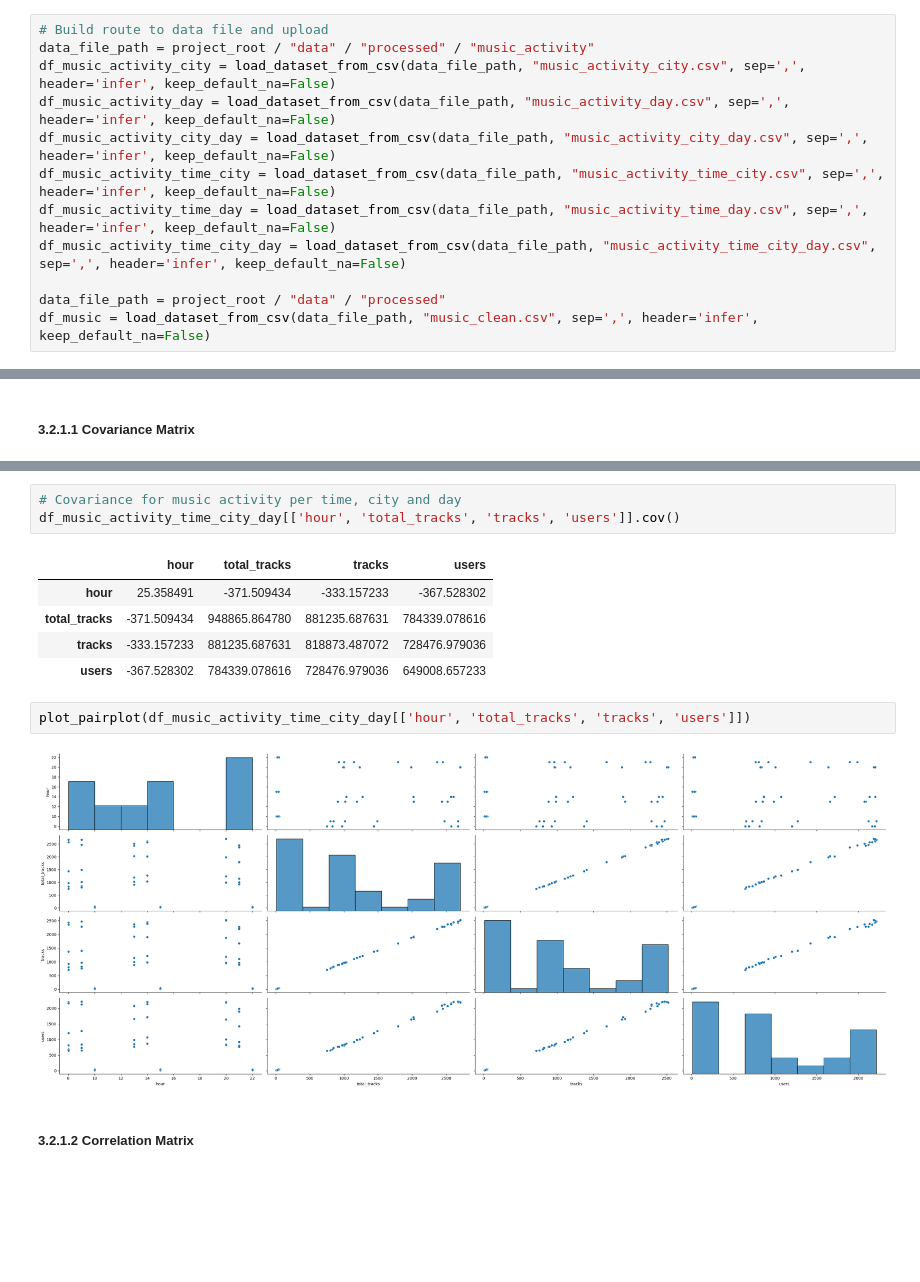
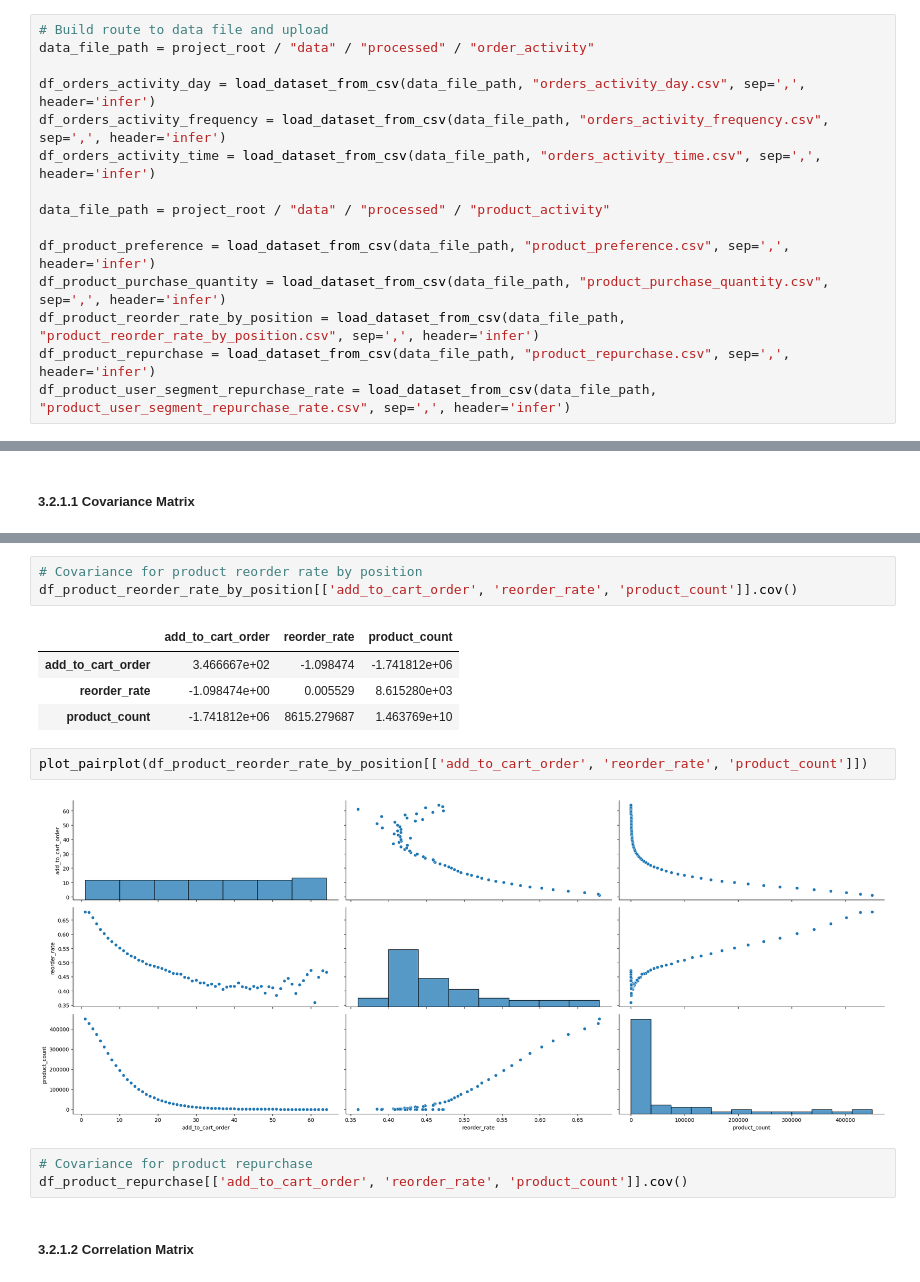
Before and after one commit to LuisPastranaLemus/P_20250505_Purchasing_activity_analysis, a Jupyter notebook: notebooks/03_eda_music_activity.ipynb, the cells around one changed output, grey strips where cells are left out. Cells and saved outputs as stored; diff of their text form; blank space fills up the shorter version.

```diff
--- a/notebooks/03_eda_music_activity.ipynb
+++ b/notebooks/03_eda_music_activity.ipynb
@@ -33,16 +37,19 @@ from src import *
 ## __2. Path to Data file__
 # %%
 # Build route to data file and upload
-data_file_path = project_root / "data" / "processed" / "music_activity"
-df_music_activity_city = load_dataset_from_csv(data_file_path, "music_activity_city.csv", sep=',', header='infer', keep_default_na=False)
-df_music_activity_day = load_dataset_from_csv(data_file_path, "music_activity_day.csv", sep=',', header='infer', keep_default_na=False)
-df_music_activity_city_day = load_dataset_from_csv(data_file_path, "music_activity_city_day.csv", sep=',', header='infer', keep_default_na=False)
-df_music_activity_time_city = load_dataset_from_csv(data_file_path, "music_activity_time_city.csv", sep=',', header='infer', keep_default_na=False)
-df_music_activity_time_day = load_dataset_from_csv(data_file_path, "music_activity_time_day.csv", sep=',', header='infer', keep_default_na=False)
-df_music_activity_time_city_day = load_dataset_from_csv(data_file_path, "music_activity_time_city_day.csv", sep=',', header='infer', keep_default_na=False)
+data_file_path = project_root / "data" / "processed" / "order_activity"
 
-data_file_path = project_root / "data" / "processed"
-df_music = load_dataset_from_csv(data_file_path, "music_clean.csv", sep=',', header='infer', keep_default_na=False)
+df_orders_activity_day = load_dataset_from_csv(data_file_path, "orders_activity_day.csv", sep=',', header='infer')
+df_orders_activity_frequency = load_dataset_from_csv(data_file_path, "orders_activity_frequency.csv", sep=',', header='infer')
+df_orders_activity_time = load_dataset_from_csv(data_file_path, "orders_activity_time.csv", sep=',', header='infer')
+
+data_file_path = project_root / "data" / "processed" / "product_activity"
+
+df_product_preference = load_dataset_from_csv(data_file_path, "product_preference.csv", sep=',', header='infer')
+df_product_purchase_quantity = load_dataset_from_csv(data_file_path, "product_purchase_quantity.csv", sep=',', header='infer')
+df_product_reorder_rate_by_position = load_dataset_from_csv(data_file_path, "product_reorder_rate_by_position.csv", sep=',', header='infer')
+df_product_repurchase = load_dataset_from_csv(data_file_path, "product_repurchase.csv", sep=',', header='infer')
+df_product_user_segment_repurchase_rate = load_dataset_from_csv(data_file_path, "product_user_segment_repurchase_rate.csv", sep=',', header='infer')
 # %% [markdown]
 ## __3. Exploratory Data Analysis__
 # %% [markdown]
@@ -548,16 +549,18 @@ plot_pairplot(df_music_activity_city_day[['total_tracks', 'tracks', 'users']])
 # %%
-# Covariance for music activity per time, city and day
-df_music_activity_time_city_day[['hour', 'total_tracks', 'tracks', 'users']].cov()
+# Covariance for product reorder rate by position
+df_product_reorder_rate_by_position[['add_to_cart_order', 'reorder_rate', 'product_count']].cov()
 # %% [output]
-|  | hour | total_tracks | tracks | users |
-| hour | 25.358491 | -371.509434 | -333.157233 | -367.528302 |
-| total_tracks | -371.509434 | 948865.864780 | 881235.687631 | 784339.078616 |
-| tracks | -333.157233 | 881235.687631 | 818873.487072 | 728476.979036 |
-| users | -367.528302 | 784339.078616 | 728476.979036 | 649008.657233 |
+|  | add_to_cart_order | reorder_rate | product_count |
+| add_to_cart_order | 3.466667e+02 | -1.098474 | -1.741812e+06 |
+| reorder_rate | -1.098474e+00 | 0.005529 | 8.615280e+03 |
+| product_count | -1.741812e+06 | 8615.279687 | 1.463769e+10 |
 # %%
-plot_pairplot(df_music_activity_time_city_day[['hour', 'total_tracks', 'tracks', 'users']])
+plot_pairplot(df_product_reorder_rate_by_position[['add_to_cart_order', 'reorder_rate', 'product_count']])
 # %% [output]
-[figure, old version]
+[figure, new version]
+# %%
+# Covariance for product repurchase
+df_product_repurchase[['add_to_cart_order', 'reorder_rate', 'product_count']].cov()
 # %% [markdown]
 ##### 3.2.1.2 Correlation Matrix
 # %% [markdown]
```
Also changed, not shown: parts of 91 cells of this notebook, 4 other files.
